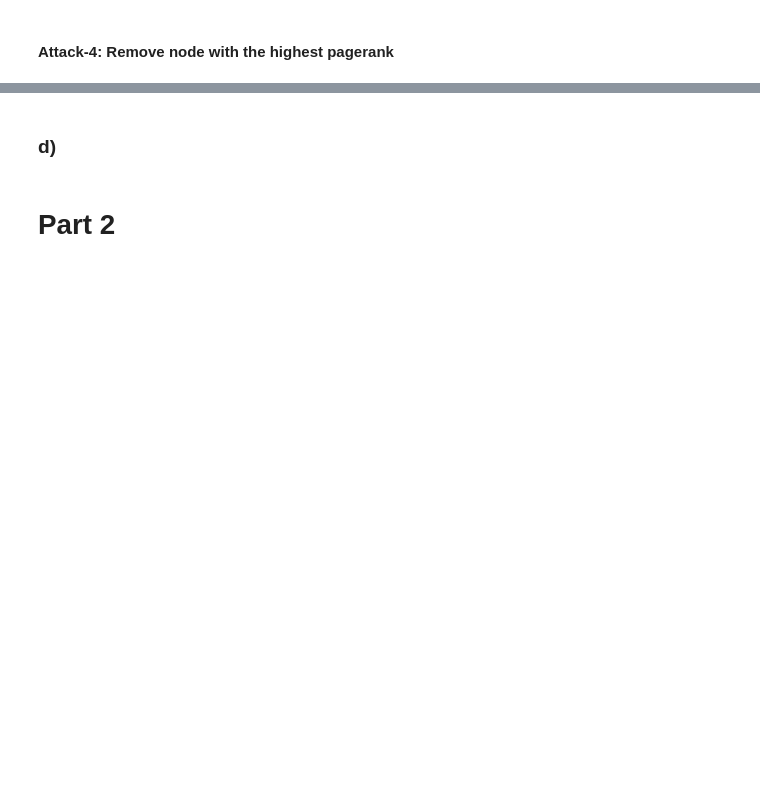
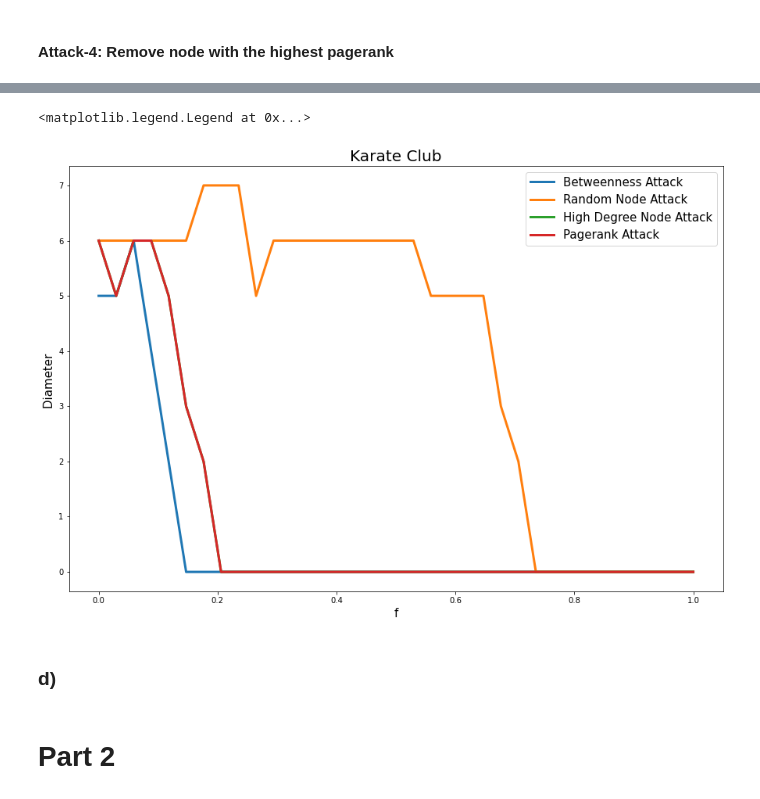
Before and after one commit to LazyRacc00n/NetworkAnalysis_2Assignment, a Jupyter notebook: Code.ipynb, the cells around one changed output, grey strips where cells are left out. Cells and saved outputs as stored; diff of their text form; code cells hidden in the pictures; blank space fills up the shorter version.

```diff
--- a/Code.ipynb
+++ b/Code.ipynb
@@ -250,3 +212,19 @@ ValueError: x and y must have same first dimension, but have shapes (303,) and (
+# %%
+
+plt.figure( figsize=(15,10))
+
+plt.plot(f_list, diameter_list_betweenness, label="Betweenness Attack", lw=3)
+plt.plot(f_list, diameter_list_random, label="Random Node Attack", lw=3)
+plt.plot(f_list, diameter_list_deg, label="High Degree Node Attack", lw=3)
+plt.plot(f_list, diameter_list_pagerank, label="Pagerank Attack", lw=3)
+
+plt.xlabel("f", fontsize=15)
+plt.ylabel("Diameter ", fontsize=15)
+plt.title("Karate Club", fontsize=20)
+plt.legend(fontsize=15)
+# %% [output]
+<matplotlib.legend.Legend at 0x...>
+[figure, added]
 # %% [markdown]
 ### d)
 # %% [markdown]
```
Also changed, not shown: parts of 10 cells of this notebook.
